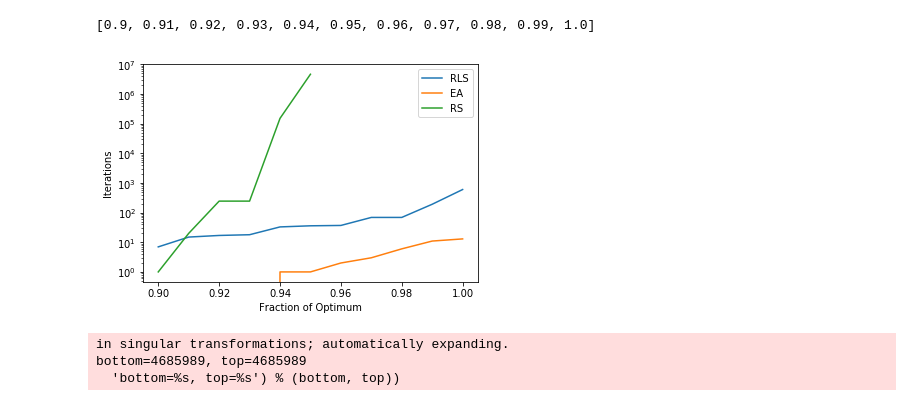
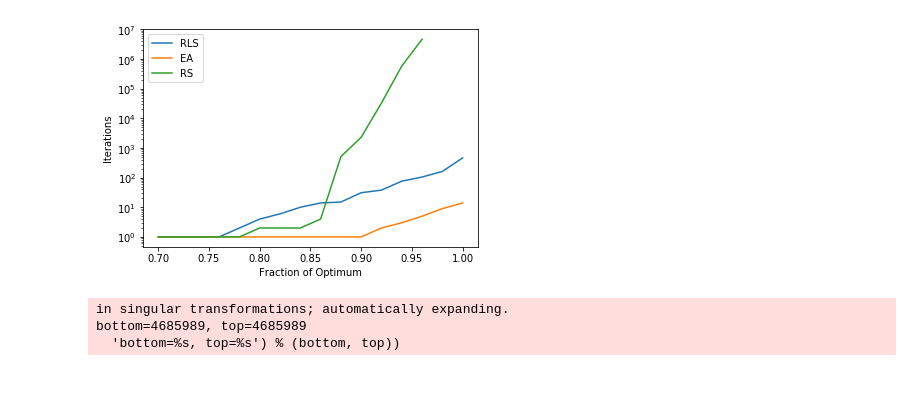
Before and after one commit to lawben/nature17, a Jupyter notebook: project4/src/notebooks/Evaluation.ipynb, the cells around one changed output. Cells and saved outputs as stored; diff of their text form; code cells hidden in the pictures.

```diff
--- a/project4/src/notebooks/Evaluation.ipynb
+++ b/project4/src/notebooks/Evaluation.ipynb
@@ -1,23 +1,22 @@
 # %%
 import matplotlib.pyplot as plt
 # %%
-x = [x/100.0 for x in range(90, 101)]
+x = [x/100.0 for x in range(70, 101, 2)]
-# %% [output]
-[0.9, 0.91, 0.92, 0.93, 0.94, 0.95, 0.96, 0.97, 0.98, 0.99, 1.0]
 # %%
-rls = [7, 15, 17, 18, 33, 36, 37, 69, 69, 192, 603]
-ea = [0, 0, 0, 0, 1, 1, 2, 3, 6, 11, 13]
-rs = [1, 20, 245, 245, 152042, 4685989]
+rls =[1, 1, 1, 1, 2, 4, 6, 10, 14, 15, 31, 38, 76, 105, 162, 464]
+ea = [1, 1, 1, 1, 1, 1, 1, 1, 1, 1, 1, 2, 3, 5, 9, 14]
+rs = [1, 1, 1, 1, 1, 2, 2, 2, 4, 512, 2314, 33048, 581318, 4685989]
 plt.yscale('log')
 plt.plot(x, rls, label='RLS')
 plt.plot(x, ea, label='EA')
-plt.plot([x/100.0 for x in range(90, 96)], rs, label='RS')
+plt.plot([x/100.0 for x in range(70, 97, 2)], rs, label='RS')
 plt.legend()
 plt.xlabel('Fraction of Optimum')
 plt.ylabel('Iterations')
+plt.savefig('WT-16_T2.png', format='png', dpi=300)
 plt.show()
 # %% [output]
-[figure, old version]
+[figure, new version]
 # %%
 f, (ax, ax2) = plt.subplots(2, 1, sharex=True)
 
```
Also changed, not shown: parts of 5 cells of this notebook, 1 other file.
